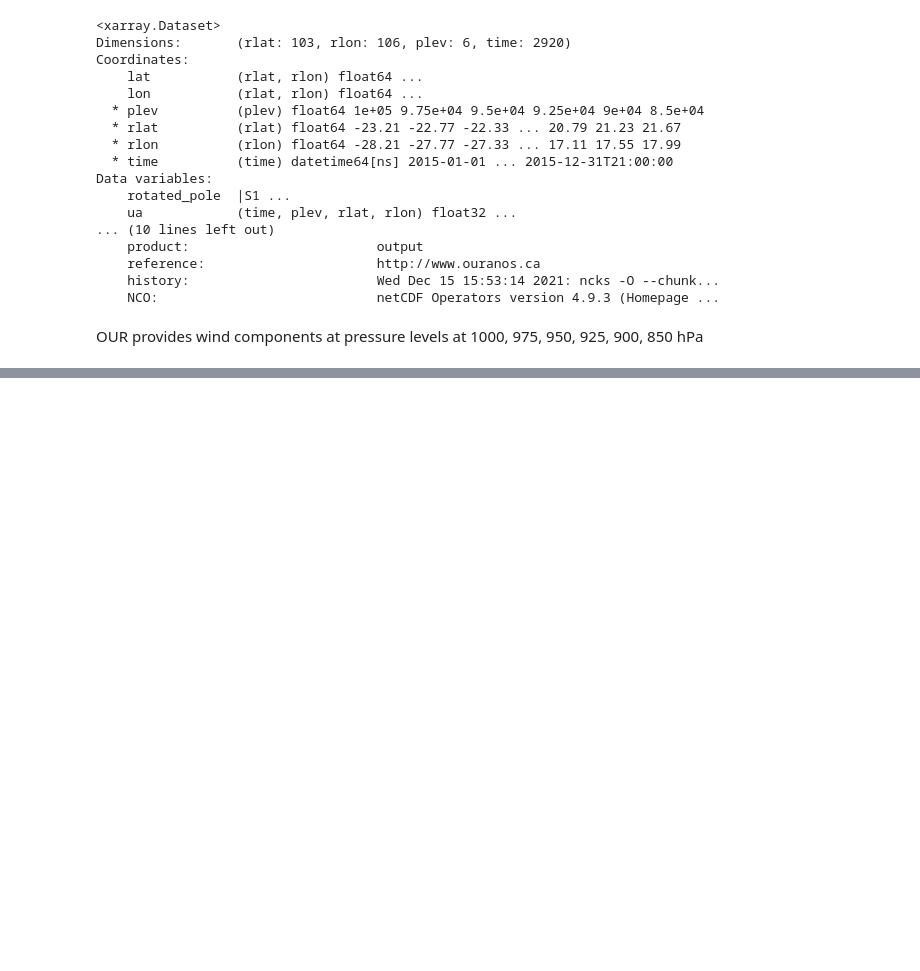
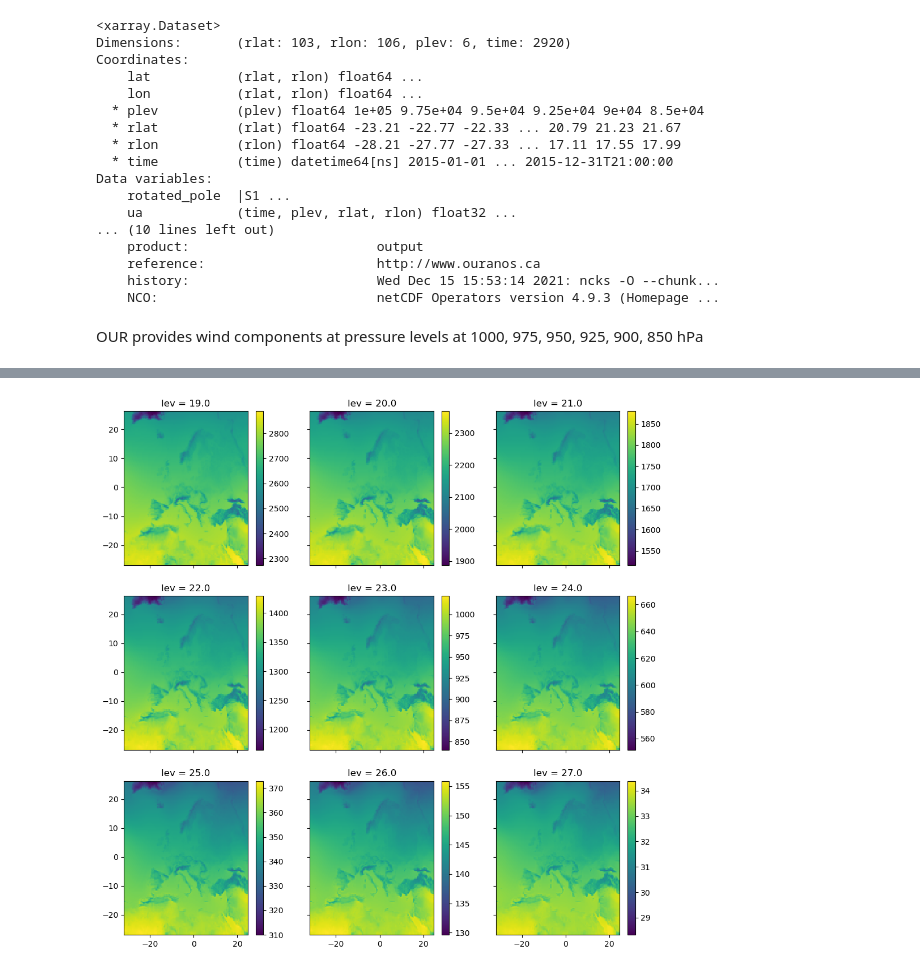
Before and after one commit to jwohland/lucas_3dwinds, a Jupyter notebook: notebooks/04_vertical_coordinates.ipynb, the cells around one changed output, grey strips where cells are left out. Cells and saved outputs as stored; diff of their text form; code cells hidden in the pictures; blank space fills up the shorter version.

```diff
--- a/notebooks/04_vertical_coordinates.ipynb
+++ b/notebooks/04_vertical_coordinates.ipynb
@@ -130,0 +135,3 @@ OUR provides wind components at pressure levels at 1000, 975, 950, 925, 900, 850
+# %%
+ds_GERICS_FI = xr.open_dataset("../data/GERICS/GRASS/FI_interpolated/FI_2000.nc")
+ds_GERICS_FIB = xr.open_dataset("../data/GERICS/GRASS/FIB/FIB_2000.nc")
@@ -130,0 +169,2 @@ OUR provides wind components at pressure levels at 1000, 975, 950, 925, 900, 850
+# %%
+ds_GERICS_height = ds_GERICS_FI.mean(dim="time")["FI"] - ds_GERICS_FIB.mean(dim="time")["FIB"]
@@ -130,0 +193,8 @@ OUR provides wind components at pressure levels at 1000, 975, 950, 925, 900, 850
+# %%
+f, axs = plt.subplots(ncols=3, nrows=3, sharex=True, sharey=True, figsize=(12, 12))
+for i, lev_2 in enumerate(range(19,28)):
+    ds_tmp = ds_GERICS_height.sel({"lev": lev_2})
+    ds_tmp.plot(ax=axs.flatten()[i])
+    axs.flatten()[i].set(xlabel="", ylabel="")
+# %% [output]
+[figure, added]
```
Also changed, not shown: parts of 17 cells of this notebook, 2 other files.
